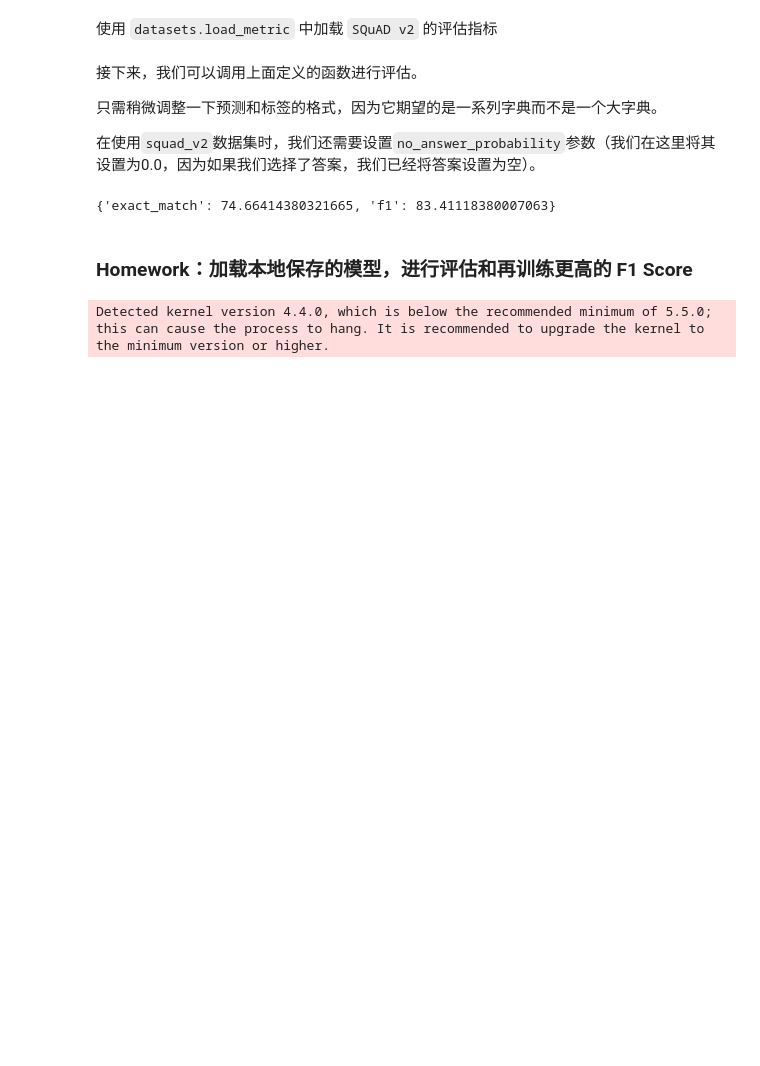
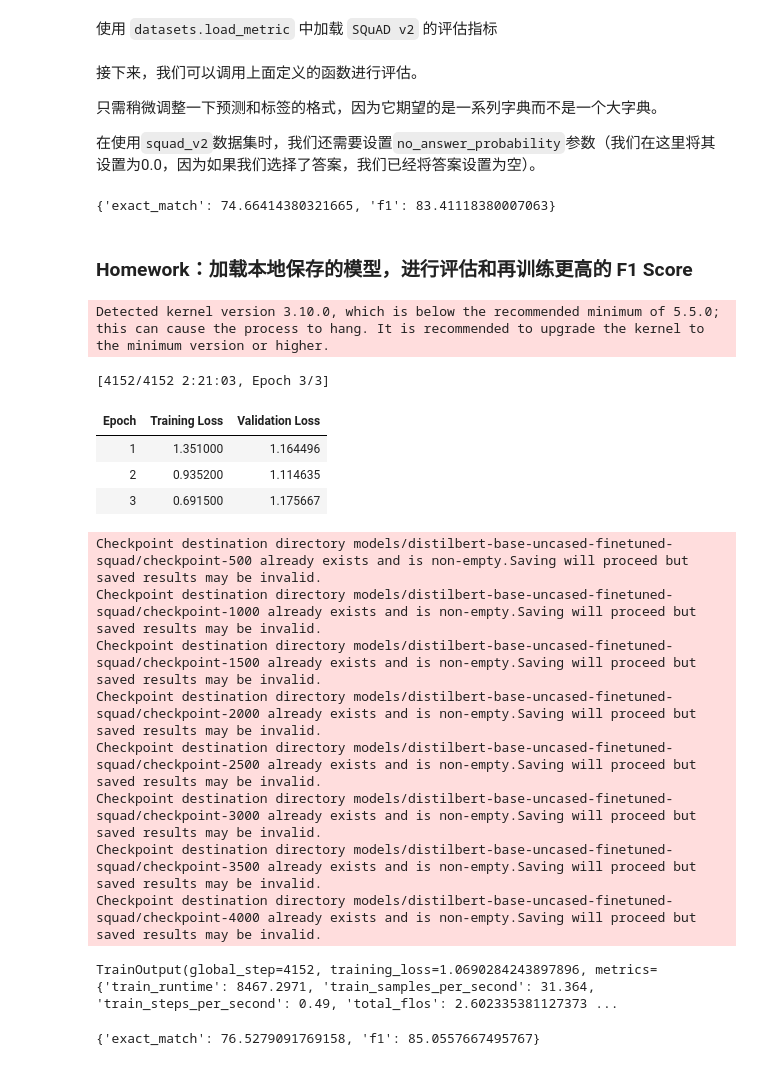
Before and after one commit to yiniesta/LLM-quickstart, a Jupyter notebook: transformers/fine-tune-QA.ipynb, the cells around one changed output. Saved outputs shown, nothing was run; the diff lists cells and outputs as text; code cells hidden in the pictures; blank space fills up the shorter version.

```diff
--- a/transformers/fine-tune-QA.ipynb
+++ b/transformers/fine-tune-QA.ipynb
@@ -840,3 +841,45 @@ metric.compute(predictions=formatted_predictions, references=references)
 {'exact_match': 74.66414380321665, 'f1': 83.41118380007063}
 # %% [markdown]
 ### Homework：加载本地保存的模型，进行评估和再训练更高的 F1 Score
+# %%
+batch_size=64
+model_dir = "models"
+model_name = model_checkpoint.split("/")[-1]
+
+args = TrainingArguments(
+    f"{model_dir}/{model_name}-finetuned-squad",
+    evaluation_strategy = "epoch",
+    learning_rate=5e-5,
+    per_device_train_batch_size=batch_size,
+    per_device_eval_batch_size=batch_size,
+    num_train_epochs=3,
+    weight_decay=0.01,
+)
+# %%
+trainer = Trainer(
+    model,
+    args,
+    train_dataset=tokenized_datasets["train"],
+    eval_dataset=tokenized_datasets["validation"],
+    data_collator=data_collator,
+    tokenizer=tokenizer,
+)
+# %% [output]
+Detected kernel version 3.10.0, which is below the recommended minimum of 5.5.0; this can cause the process to hang. It is recommended to upgrade the kernel to the minimum version or higher.
+# %%
+trainer.train()
+# %% [output]
+[4152/4152 2:21:03, Epoch 3/3]
+| Epoch | Training Loss | Validation Loss |
+| 1 | 1.351000 | 1.164496 |
+| 2 | 0.935200 | 1.114635 |
+| 3 | 0.691500 | 1.175667 |
+Checkpoint destination directory models/distilbert-base-uncased-finetuned-squad/checkpoint-500 already exists and is non-empty.Saving will proceed but saved results may be invalid.
+Checkpoint destination directory models/distilbert-base-uncased-finetuned-squad/checkpoint-1000 already exists and is non-empty.Saving will proceed but saved results may be invalid.
+Checkpoint destination directory models/distilbert-base-uncased-finetuned-squad/checkpoint-1500 already exists and is non-empty.Saving will proceed but saved results may be invalid.
+Checkpoint destination directory models/distilbert-base-uncased-finetuned-squad/checkpoint-2000 already exists and is non-empty.Saving will proceed but saved results may be invalid.
+Checkpoint destination directory models/distilbert-base-uncased-finetuned-squad/checkpoint-2500 already exists and is non-empty.Saving will proceed but saved results may be invalid.
+Checkpoint destination directory models/distilbert-base-uncased-finetuned-squad/checkpoint-3000 already exists and is non-empty.Saving will proceed but saved results may be invalid.
+Checkpoint destination directory models/distilbert-base-uncased-finetuned-squad/checkpoint-3500 already exists and is non-empty.Saving will proceed but saved results may be invalid.
+Checkpoint destination directory models/distilbert-base-uncased-finetuned-squad/checkpoint-4000 already exists and is non-empty.Saving will proceed but saved results may be invalid.
+TrainOutput(global_step=4152, training_loss=1.0690284243897896, metrics={'train_runtime': 8467.2971, 'train_samples_per_second': 31.364, 'train_steps_per_second': 0.49, 'total_flos': 2.602335381127373 ...
@@ -843,13 +890,11 @@ metric.compute(predictions=formatted_predictions, references=references)
 # %%
 trained_model = AutoModelForQuestionAnswering.from_pretrained(trained_model_path)
-# %%
-trained_trainer = Trainer(
-    trained_model,
-    args,
-    train_dataset=tokenized_datasets["train"],
-    eval_dataset=tokenized_datasets["validation"],
-    data_collator=data_collator,
-    tokenizer=tokenizer,
-)
-# %% [output]
-Detected kernel version 4.4.0, which is below the recommended minimum of 5.5.0; this can cause the process to hang. It is recommended to upgrade the kernel to the minimum version or higher.
+# %%
+if squad_v2:
+    formatted_predictions = [{"id": k, "prediction_text": v, "no_answer_probability": 0.0} for k, v in final_predictions.items()]
+else:
+    formatted_predictions = [{"id": k, "prediction_text": v} for k, v in final_predictions.items()]
+references = [{"id": ex["id"], "answers": ex["answers"]} for ex in datasets["validation"]]
+metric.compute(predictions=formatted_predictions, references=references)
+# %% [output]
+{'exact_match': 76.5279091769158, 'f1': 85.0557667495767}
```
Also changed, not shown: parts of 11 cells of this notebook, 2 other files.
